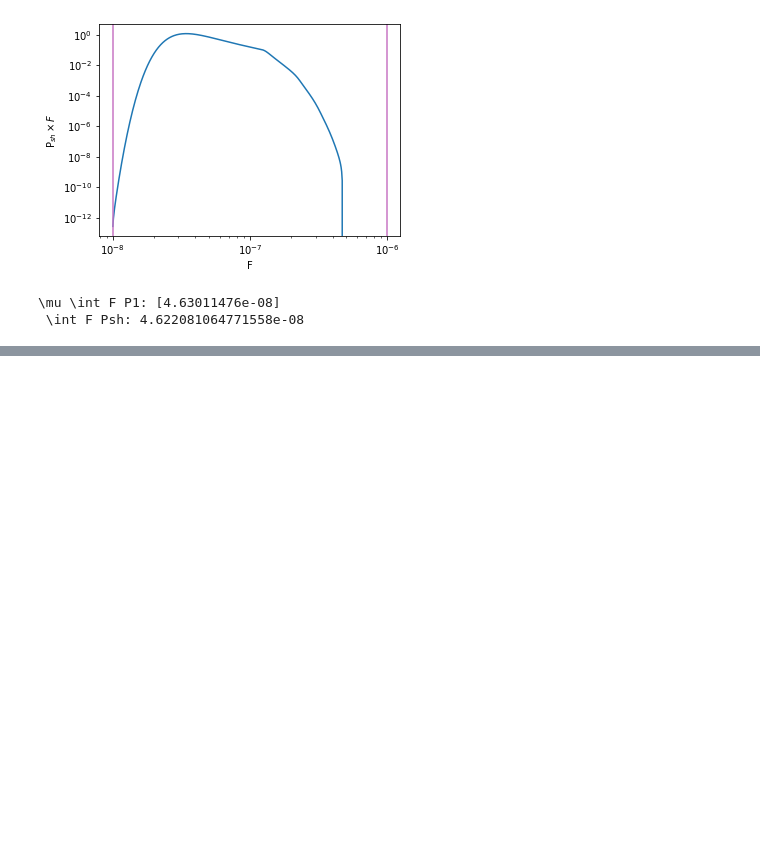
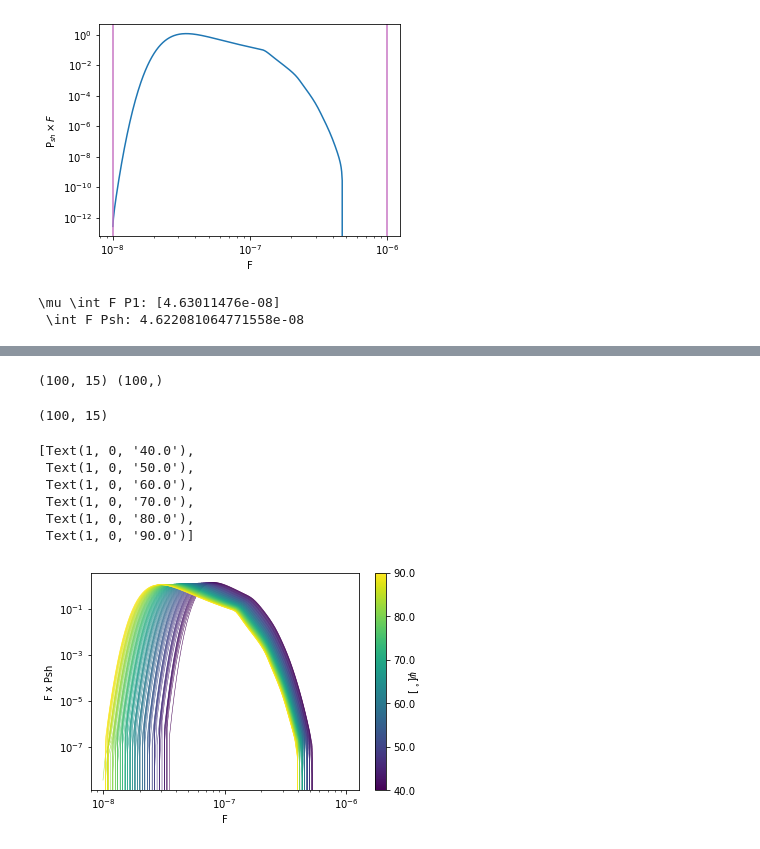
Before and after one commit to runburg/dm_gal_substructure, a Jupyter notebook: n0_swave.ipynb, the cells around one changed output, grey strips where cells are left out. Cells and saved outputs as stored; diff of their text form; code cells hidden in the pictures; blank space fills up the shorter version.

```diff
--- a/n0_swave.ipynb
+++ b/n0_swave.ipynb
@@ -98,5 +98,5 @@ print(f' \int F Psh: {integrate.simps(pshvals[startl:limi].real * fxs[startl:lim
 # %%
-numnum = 5
+numnum = 15
 psis = np.linspace(40, 90, num=numnum)
 colors = cm.viridis(np.linspace(0, 1, num=numnum))
 
@@ -120,7 +120,7 @@ ax.set_ylabel('F x Psh')
 cbarlabs = np.arange(min(psis), max(psis)+1, step=10)
 cbar = fig.colorbar(cm.ScalarMappable(cmap=cm.viridis), ticks=np.linspace(0, 1, num=len(cbarlabs)))
 cbar.set_label(r'$\psi$[$^\circ$]', rotation=270)
-cbar.ax.set_yticklabels(cbarlabs)
+cbar.ax.set_yticklabels(cbarlabs);
 # %% [output]
 Angle: 40.0
 Got P1(F) values
@@ -154,0 +160,45 @@ fig
+# %%
+with np.load('./output/n0_pshfunc.npz') as f:
+    flux = f['flux']
+    psi = f['psi']
+    psh = f['psh']
+
+print(psh.shape, flux.shape)
+# %% [output]
+(100, 15) (100,)
+# %%
+psh2d = intp.interp2d(psi, flux, psh, bounds_error=False, fill_value=0)
+print(psh.shape)
+
+# psh2d = intp.RectBivariateSpline(flux, psi, psh, s=0.05)
+# %% [output]
+(100, 15)
+# %%
+numnum =100
+
+psis = np.linspace(40, 90, num=numnum)
+colors = cm.viridis(np.linspace(0, 1, num=numnum))
+
+fig, ax = plt.subplots()
+
+psh_vals_over_psi = []
+fxs = flux
+for psi, col in zip(psis, colors):
+    ax.plot(fxs, fxs * psh2d(psi, fxs).flatten(), label=rf"{psi}$^\circ$", color=col, lw=0.5)
+
+ax.set_xscale('log')
+ax.set_yscale('log')
+ax.set_xlabel('F')
+ax.set_ylabel('F x Psh')
+cbarlabs = np.arange(min(psis), max(psis)+1, step=10)
+cbar = fig.colorbar(cm.ScalarMappable(cmap=cm.viridis), ticks=np.linspace(0, 1, num=len(cbarlabs)))
+cbar.set_label(r'$\psi$[$^\circ$]', rotation=270)
+cbar.ax.set_yticklabels(cbarlabs)
+# %% [output]
+[Text(1, 0, '40.0'),
+ Text(1, 0, '50.0'),
+ Text(1, 0, '60.0'),
+ Text(1, 0, '70.0'),
+ Text(1, 0, '80.0'),
+ Text(1, 0, '90.0')]
+[figure, added]
```
Also changed, not shown: parts of 8 cells of this notebook, 15 other files.
